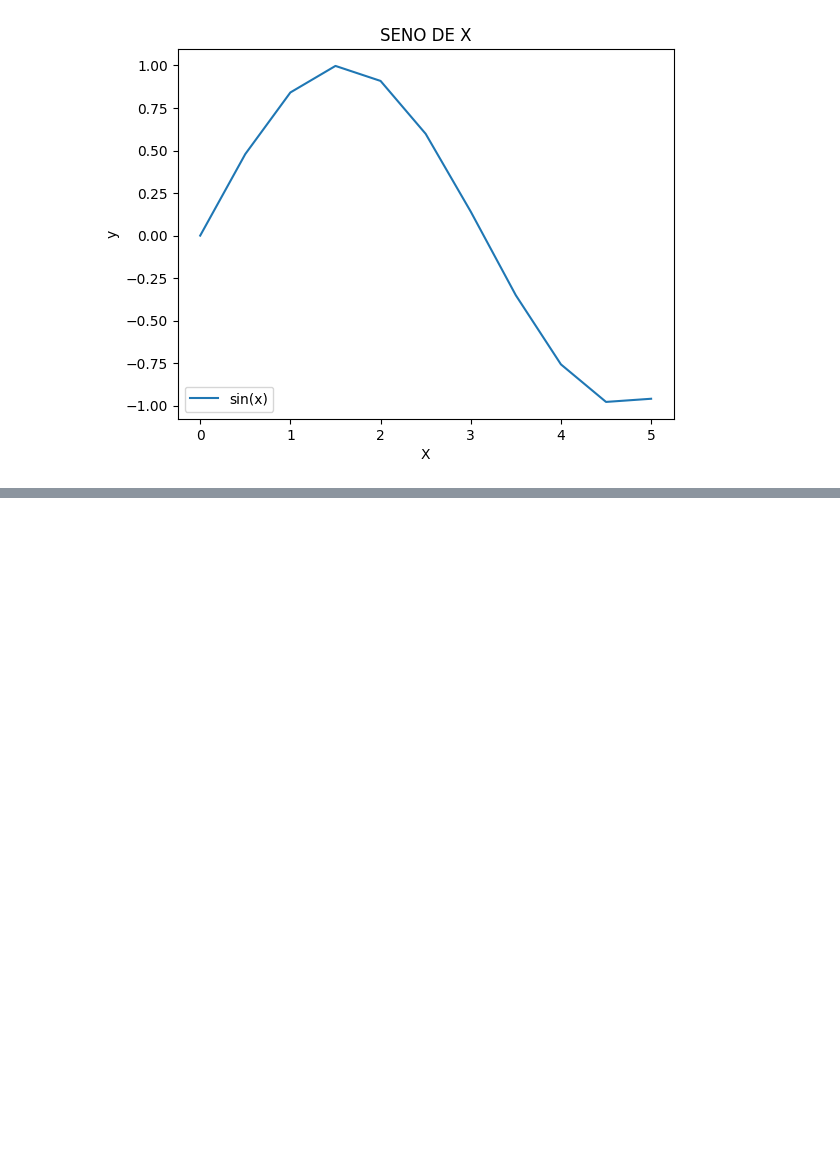
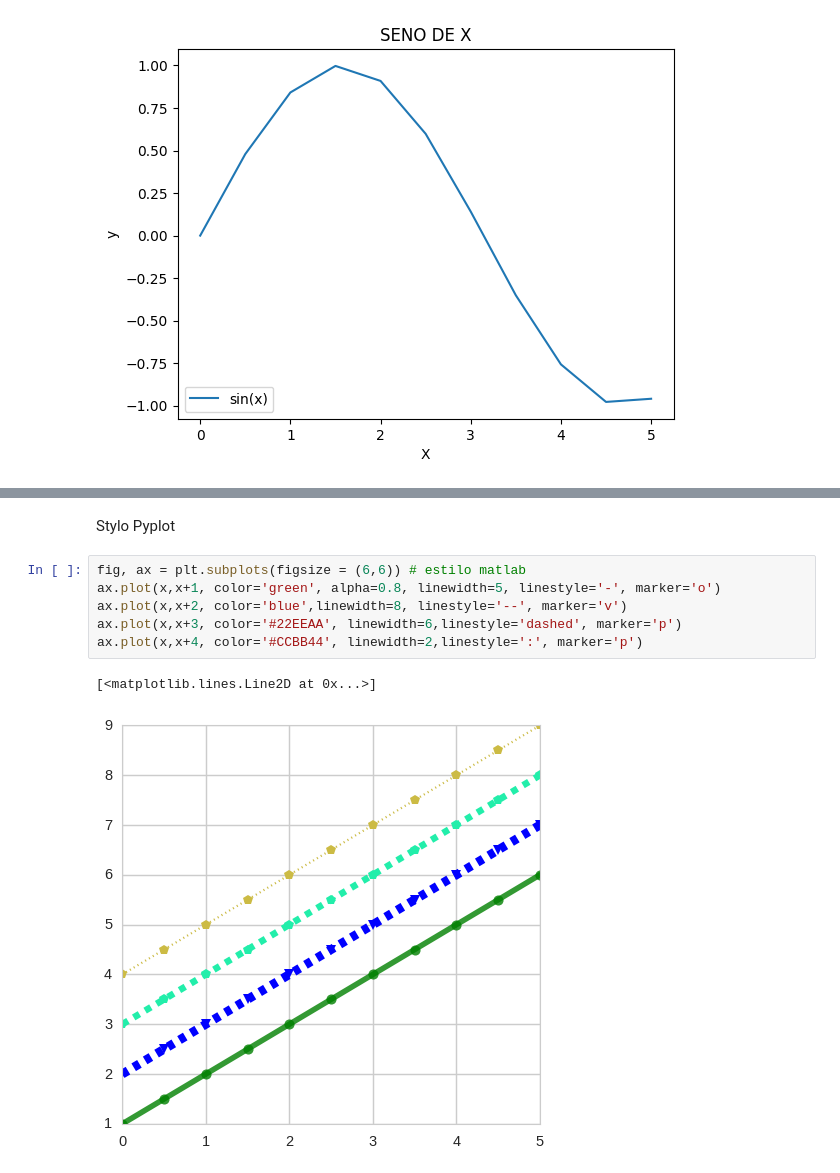
Before and after one commit to afpalmasan/DataViz-MatPlotlib-Seaborn, a Jupyter notebook: Visualización_de_Datos_con_Matplotlib.ipynb, the cells around one changed output, grey strips where cells are left out. Saved outputs shown, nothing was run; the diff lists cells and outputs as text; blank space fills up the shorter version.

```diff
--- a/Visualización_de_Datos_con_Matplotlib.ipynb
+++ b/Visualización_de_Datos_con_Matplotlib.ipynb
@@ -205,0 +243,11 @@ plt.legend(loc='lower left')
+# %% [markdown]
+Stylo Pyplot
+# %%
+fig, ax = plt.subplots(figsize = (6,6)) # estilo matlab
+ax.plot(x,x+1, color='green', alpha=0.8, linewidth=5, linestyle='-', marker='o')
+ax.plot(x,x+2, color='blue',linewidth=8, linestyle='--', marker='v')
+ax.plot(x,x+3, color='#22EEAA', linewidth=6,linestyle='dashed', marker='p')
+ax.plot(x,x+4, color='#CCBB44', linewidth=2,linestyle=':', marker='p')
+# %% [output]
+[<matplotlib.lines.Line2D at 0x...>]
+[figure, added]
```
Also changed, not shown: parts of 9 cells of this notebook.
